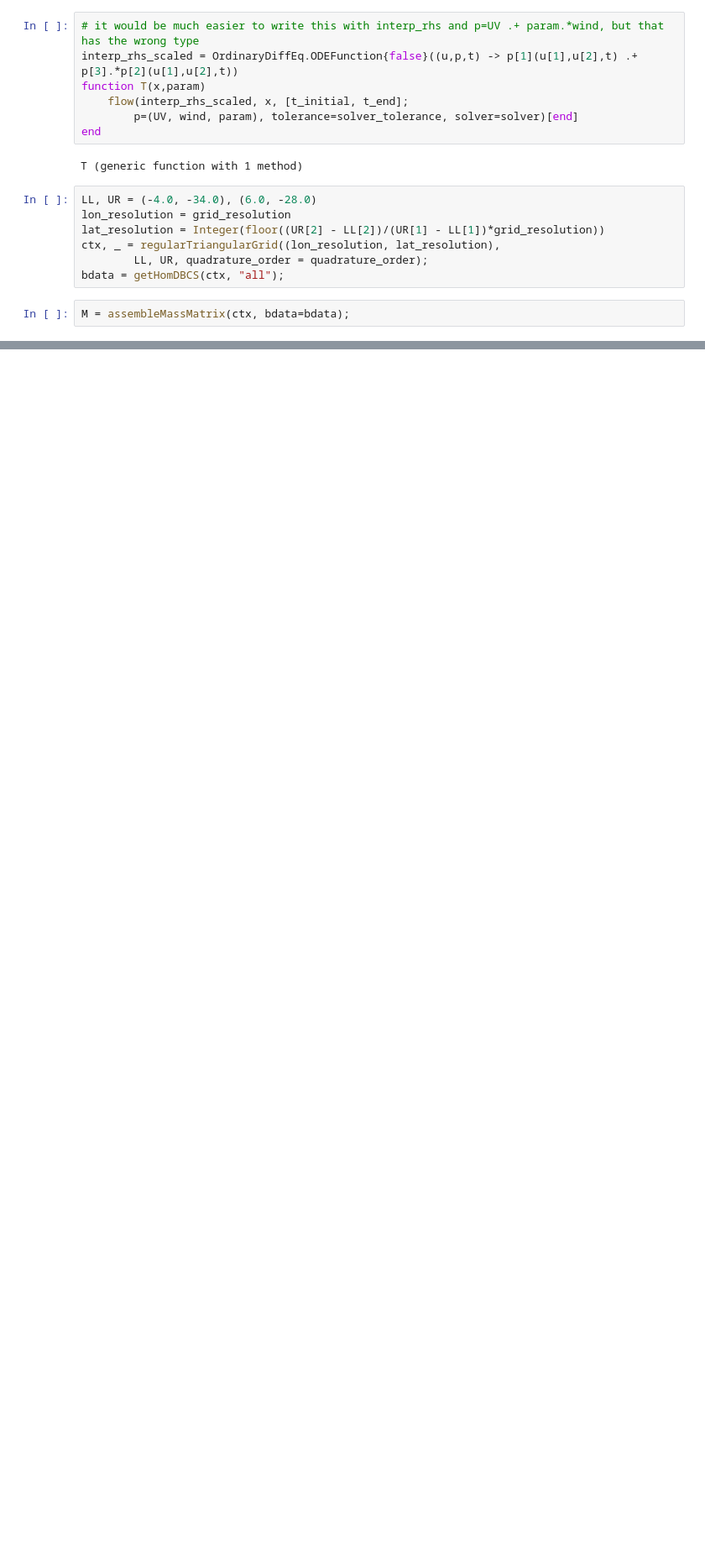
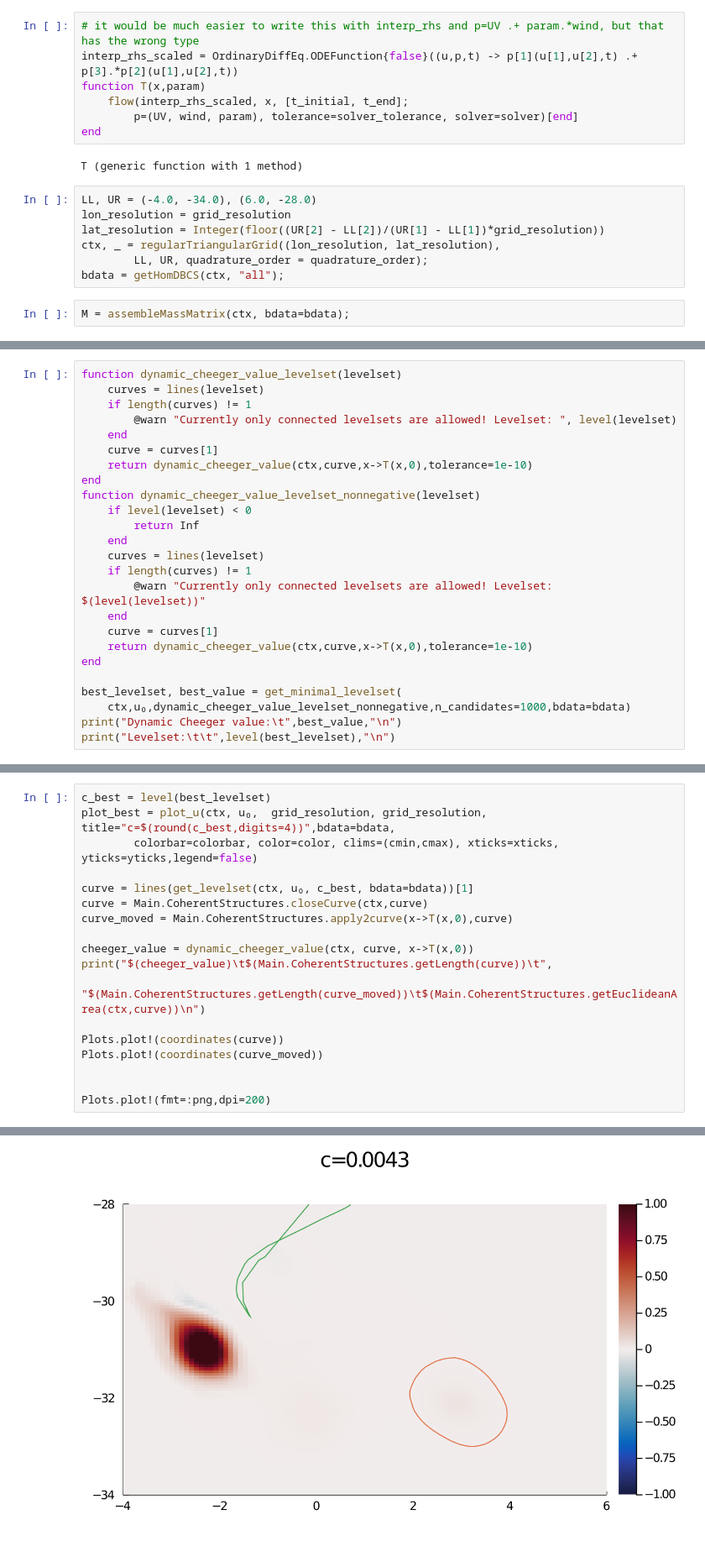
Before and after one commit to MaHermann/CoherentStructures.jl, a Jupyter notebook: notebooks/Ocean Wind/ocean_wind_LR_CG.ipynb, the cells around one changed output, grey strips where cells are left out. Shown: that part at 84% size. Drawn from its saved outputs; the diff is of its cells as text; blank space fills up the shorter version.

```diff
--- a/notebooks/Ocean Wind/ocean_wind_LR_CG.ipynb
+++ b/notebooks/Ocean Wind/ocean_wind_LR_CG.ipynb
@@ -162,0 +165,25 @@ Plots.plot(derivative,finite_diff_right,finite_diff_left,finite_diff_both, fmt=:
+# %%
+function dynamic_cheeger_value_levelset(levelset)
+    curves = lines(levelset)
+    if length(curves) != 1
+        @warn "Currently only connected levelsets are allowed! Levelset: ", level(levelset)
+    end
+    curve = curves[1]
+    return dynamic_cheeger_value(ctx,curve,x->T(x,0),tolerance=1e-10)
+end
+function dynamic_cheeger_value_levelset_nonnegative(levelset)
+    if level(levelset) < 0
+        return Inf
+    end
+    curves = lines(levelset)
+    if length(curves) != 1
+        @warn "Currently only connected levelsets are allowed! Levelset: $(level(levelset))"
+    end
+    curve = curves[1]
+    return dynamic_cheeger_value(ctx,curve,x->T(x,0),tolerance=1e-10)
+end
+
+best_levelset, best_value = get_minimal_levelset(
+    ctx,u₀,dynamic_cheeger_value_levelset_nonnegative,n_candidates=1000,bdata=bdata)
+print("Dynamic Cheeger value:\t",best_value,"\n")
+print("Levelset:\t\t",level(best_levelset),"\n")
@@ -162,0 +210,19 @@ Plots.plot(derivative,finite_diff_right,finite_diff_left,finite_diff_both, fmt=:
+# %%
+c_best = level(best_levelset)
+plot_best = plot_u(ctx, u₀,  grid_resolution, grid_resolution, title="c=$(round(c_best,digits=4))",bdata=bdata,
+        colorbar=colorbar, color=color, clims=(cmin,cmax), xticks=xticks, yticks=yticks,legend=false)
+
+curve = lines(get_levelset(ctx, u₀, c_best, bdata=bdata))[1]
+curve = Main.CoherentStructures.closeCurve(ctx,curve)
+curve_moved = Main.CoherentStructures.apply2curve(x->T(x,0),curve)
+
+cheeger_value = dynamic_cheeger_value(ctx, curve, x->T(x,0))
+print("$(cheeger_value)\t$(Main.CoherentStructures.getLength(curve))\t",
+    "$(Main.CoherentStructures.getLength(curve_moved))\t$(Main.CoherentStructures.getEuclideanArea(ctx,curve))\n")
+
+Plots.plot!(coordinates(curve))
+Plots.plot!(coordinates(curve_moved))
+
+
+Plots.plot!(fmt=:png,dpi=200)
+# %% [output]
@@ -162,0 +230 @@ Plots.plot(derivative,finite_diff_right,finite_diff_left,finite_diff_both, fmt=:
+[figure, added]
```
Also changed, not shown: parts of 16 cells of this notebook, 3 other files.
